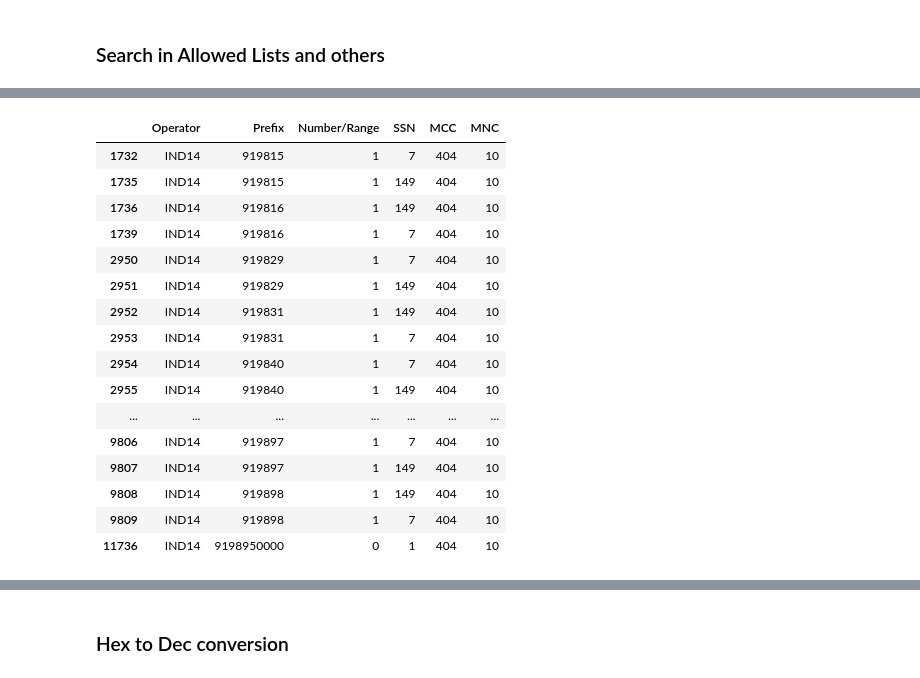
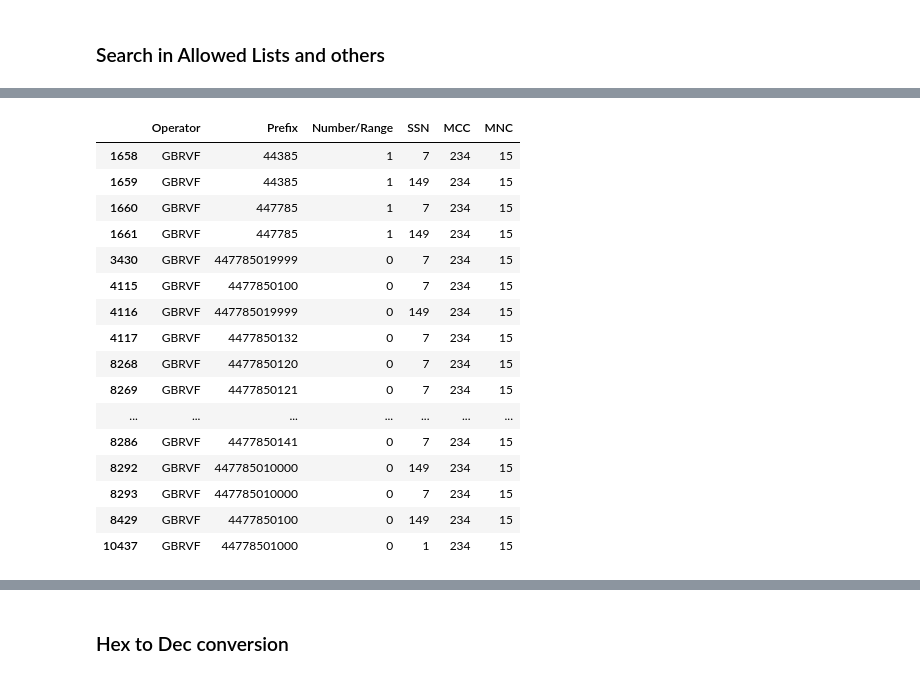
Before and after one commit to balobinp/RB_BD, a Jupyter notebook: RB_Desctop_Python3.ipynb, the cells around one changed output, grey strips where cells are left out. Drawn from its saved outputs; the diff is of its cells as text; code cells hidden in the pictures.

```diff
--- a/RB_Desctop_Python3.ipynb
+++ b/RB_Desctop_Python3.ipynb
@@ -330,23 +389,23 @@ df_al.loc[(df_al['PLMN code'].str.startswith('CHN', na=False)) &
 # %%
-str(df_np[df_np.Operator == ''].Prefix.unique().tolist())
-df_np[(df_np.Operator.str.startswith('IND14',na=False))] #&(df_np.SSN==7)
+str(df_np[df_np.Operator == 'TURTK'].Prefix.unique().tolist())
+df_np[(df_np.Operator.str.startswith('GBRVF',na=False))] #.to_csv(join(downloads,'Prefix.csv')) # & (df_np.SSN==7)
 # %% [output]
 |  | Operator | Prefix | Number/Range | SSN | MCC | MNC |
-| 1732 | IND14 | 919815 | 1 | 7 | 404 | 10 |
-| 1735 | IND14 | 919815 | 1 | 149 | 404 | 10 |
-| 1736 | IND14 | 919816 | 1 | 149 | 404 | 10 |
-| 1739 | IND14 | 919816 | 1 | 7 | 404 | 10 |
-| 2950 | IND14 | 919829 | 1 | 7 | 404 | 10 |
-| 2951 | IND14 | 919829 | 1 | 149 | 404 | 10 |
-| 2952 | IND14 | 919831 | 1 | 149 | 404 | 10 |
-| 2953 | IND14 | 919831 | 1 | 7 | 404 | 10 |
-| 2954 | IND14 | 919840 | 1 | 7 | 404 | 10 |
-| 2955 | IND14 | 919840 | 1 | 149 | 404 | 10 |
+| 1658 | GBRVF | 44385 | 1 | 7 | 234 | 15 |
+| 1659 | GBRVF | 44385 | 1 | 149 | 234 | 15 |
+| 1660 | GBRVF | 447785 | 1 | 7 | 234 | 15 |
+| 1661 | GBRVF | 447785 | 1 | 149 | 234 | 15 |
+| 3430 | GBRVF | 447785019999 | 0 | 7 | 234 | 15 |
+| 4115 | GBRVF | 4477850100 | 0 | 7 | 234 | 15 |
+| 4116 | GBRVF | 447785019999 | 0 | 149 | 234 | 15 |
+| 4117 | GBRVF | 4477850132 | 0 | 7 | 234 | 15 |
+| 8268 | GBRVF | 4477850120 | 0 | 7 | 234 | 15 |
+| 8269 | GBRVF | 4477850121 | 0 | 7 | 234 | 15 |
 | ... | ... | ... | ... | ... | ... | ... |
-| 9806 | IND14 | 919897 | 1 | 7 | 404 | 10 |
-| 9807 | IND14 | 919897 | 1 | 149 | 404 | 10 |
-| 9808 | IND14 | 919898 | 1 | 149 | 404 | 10 |
-| 9809 | IND14 | 919898 | 1 | 7 | 404 | 10 |
-| 11736 | IND14 | 9198950000 | 0 | 1 | 404 | 10 |
+| 8286 | GBRVF | 4477850141 | 0 | 7 | 234 | 15 |
+| 8292 | GBRVF | 447785010000 | 0 | 149 | 234 | 15 |
+| 8293 | GBRVF | 447785010000 | 0 | 7 | 234 | 15 |
+| 8429 | GBRVF | 4477850100 | 0 | 149 | 234 | 15 |
+| 10437 | GBRVF | 44778501000 | 0 | 1 | 234 | 15 |
 # %%
 str(df_np[(df_np.Prefix.str.startswith('6683',na=False))].Prefix.unique().tolist())
```
Also changed, not shown: parts of 41 cells of this notebook, 3 other files.
